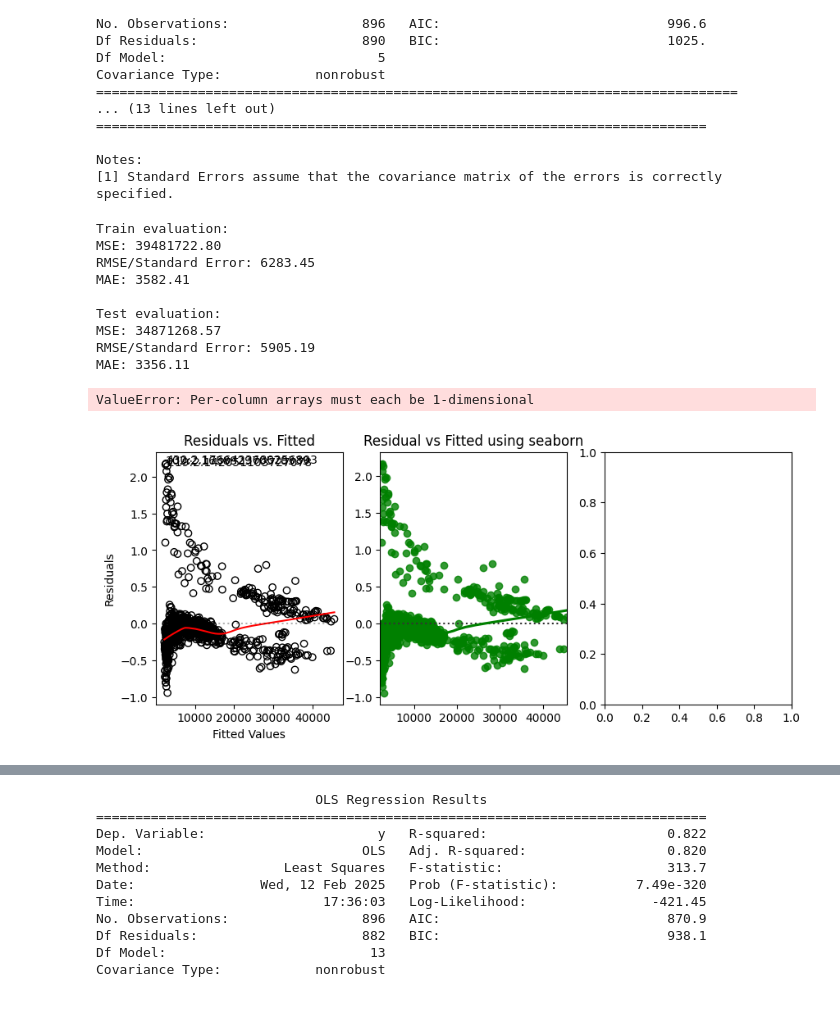
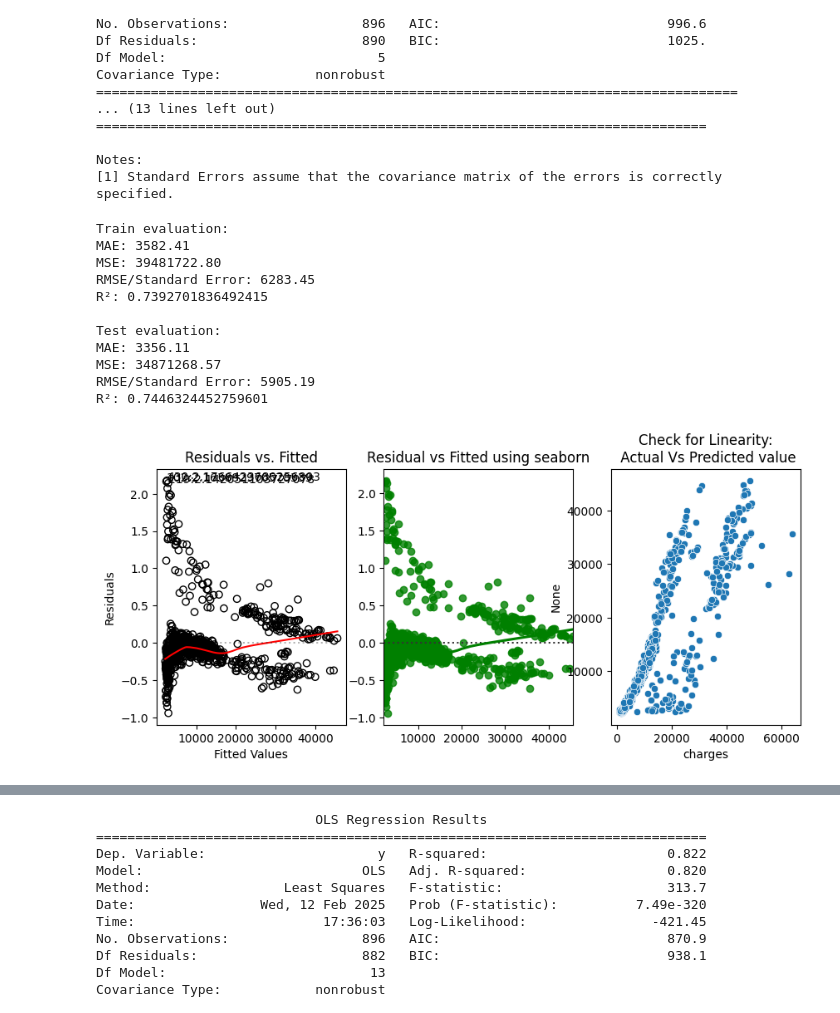
Before and after one commit to EdwinVivek/insurance-charges, a Jupyter notebook: insurance-charges-prediction.ipynb, the cells around one changed output, grey strips where cells are left out. Cells and saved outputs as stored; diff of their text form; code cells hidden in the pictures.

```diff
--- a/insurance-charges-prediction.ipynb
+++ b/insurance-charges-prediction.ipynb
@@ -294,7 +286,6 @@ Test (442, 6) (442,)
 cat_X = x_train.select_dtypes(include='object').columns.to_list()
 
 col_transformer = ColumnTransformer(transformers=[
-    #("children_log", log_transformer, ["children"]),
     ("ohe", ce.OneHotEncoder(handle_unknown="ignore"), cat_X)
 ], remainder='passthrough')
 
@@ -302,7 +293,7 @@ p1 = Pipeline(steps=[
     ("ohe", col_transformer),
     ("lm", LinearRegression()),
 ])
-p1
+p1.fit(x_train, y_train)
 # %% [output]
 Pipeline(steps=[('ohe',
                  ColumnTransformer(remainder='passthrough',
@@ -435,7 +426,7 @@ p2 = Pipeline(steps=[
     ("col_trans2", col_transformer2),
     ("lm", LinearRegression()),
 ])
-p2
+p2.fit(x_train, y_train)
 # %% [output]
 Pipeline(steps=[('col_trans2',
                  ColumnTransformer(remainder='passthrough',
@@ -897,30 +882,27 @@ y_pred_interaction_ylog = np.expm1(interaction_lm_log.predict(X_test_interaction
 
 print("Train evaluation:")
 y_fitted_interaction_ylog = np.expm1(interaction_lm_log.fittedvalues)
-print("MSE: %.2f" % mean_squared_error(y_train, y_fitted_interaction_ylog))
-print("RMSE/Standard Error: %.2f" % root_mean_squared_error(y_train, y_fitted_interaction_ylog))
-print("MAE: %.2f" % mean_absolute_error(y_train, y_fitted_interaction_ylog))
+evaluate(y_train, y_fitted_interaction_ylog)
 
 print("\nTest evaluation:")
-print("MSE: %.2f" % mean_squared_error(y_test, y_pred_interaction_ylog))
-print("RMSE/Standard Error: %.2f" % root_mean_squared_error(y_test, y_pred_interaction_ylog))
-print("MAE: %.2f" % mean_absolute_error(y_test, y_pred_interaction_ylog))
+evaluate(y_test, y_pred_interaction_ylog)
 # %% [output]
 Train evaluation:
+MAE: 3582.41
 MSE: 39481722.80
 RMSE/Standard Error: 6283.45
-MAE: 3582.41
+R²: 0.7392701836492415
 
 Test evaluation:
+MAE: 3356.11
 MSE: 34871268.57
 RMSE/Standard Error: 5905.19
-MAE: 3356.11
+R²: 0.7446324452759601
 # %%
 y_fitted = np.expm1(interaction_lm_log.fittedvalues)
 residuals = interaction_lm_log.resid
-linearity_check(residuals, y_fitted, y_train_transformed)
+linearity_check(residuals, y_fitted, y_train)
 # %% [output]
-ValueError: Per-column arrays must each be 1-dimensional
-[figure, old version]
+[figure, new version]
 # %%
 homoskedasticity_check(interaction_lm_log, residuals, y_fitted)
```
Also changed, not shown: parts of 22 cells of this notebook.
